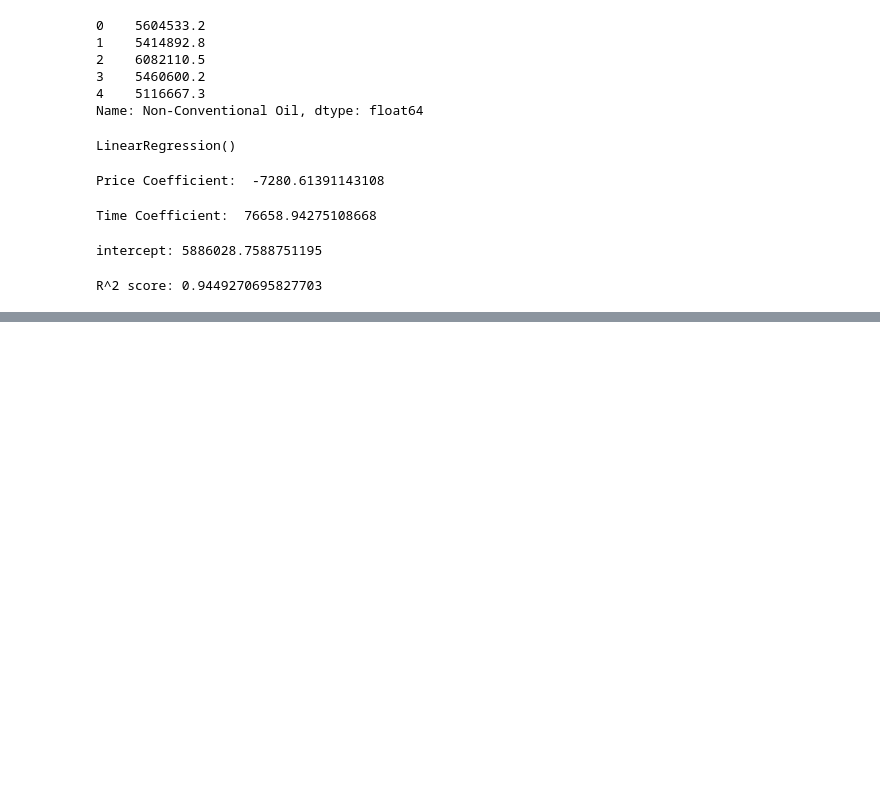
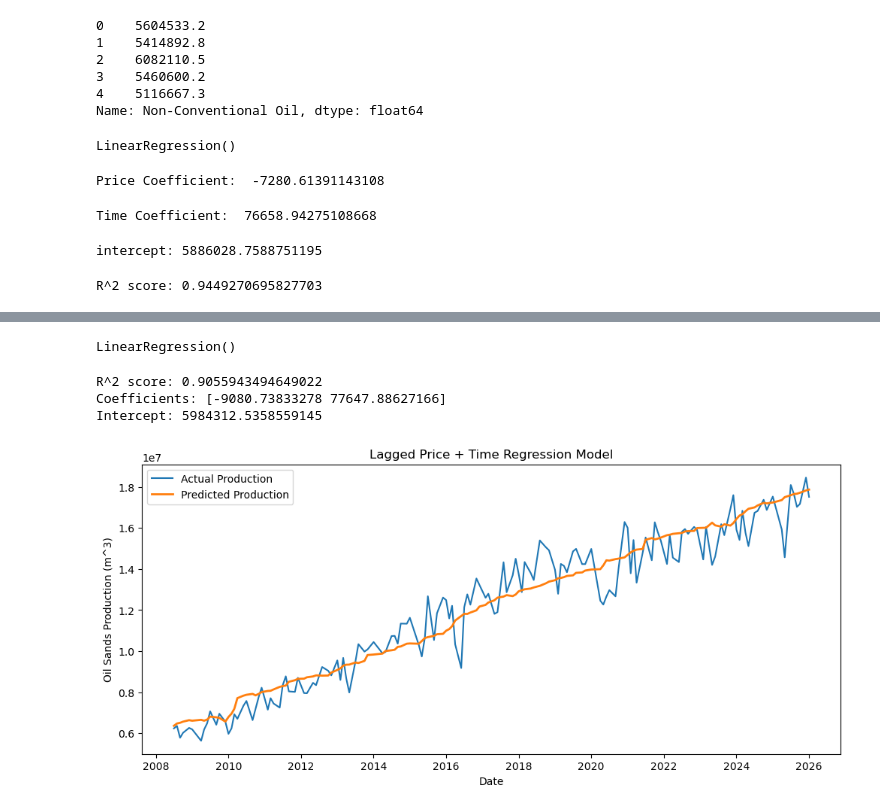
Before and after one commit to Frank-J1/oil-sands-repository, a Jupyter notebook: 02_data_regression.ipynb, the cells around one changed output, grey strips where cells are left out. Saved outputs shown, nothing was run; the diff lists cells and outputs as text; code cells hidden in the pictures; blank space fills up the shorter version.

Commit message:
Added regression model for 12 month price lag

```diff
--- a/02_data_regression.ipynb
+++ b/02_data_regression.ipynb
@@ -91,0 +97,31 @@ plt.show()
+# %%
+x_lag = merged_clean[["price_lag_12", "time"]]
+y_lag = merged_clean["Non-Conventional Oil"]
+# %%
+X_train_lag, X_test_lag, y_train_lag, y_test_lag = train_test_split(x_lag, y_lag, test_size=0.2, random_state=42)
+# %%
+model_lag = LinearRegression()
+model.fit(X_train_lag, y_train_lag)
+# %% [output]
+LinearRegression()
+# %%
+print("R^2 score:", model.score(X_test_lag, y_test_lag))
+print("Coefficients:", model.coef_)
+print("Intercept:", model.intercept_)
+# %% [output]
+R^2 score: 0.9055943494649022
+Coefficients: [-9080.73833278 77647.88627166]
+Intercept: 5984312.5358559145
+# %%
+merged_clean.loc[:, "predicted_lag_model"] = model.predict(x_lag)
+# %%
+plt.figure(figsize=(12,5))
+plt.plot(merged_clean["date"], merged_clean["Non-Conventional Oil"], label="Actual Production")
+plt.plot(merged_clean["date"],merged_clean["predicted_lag_model"],label="Predicted Production",linewidth=2)
+plt.xlabel("Date")
+plt.ylabel("Oil Sands Production (m^3)")
+plt.title("Lagged Price + Time Regression Model")
+plt.legend()
+plt.show()
+# %% [output]
+[figure, added]
```
Also changed, not shown: parts of 2 cells of this notebook.
